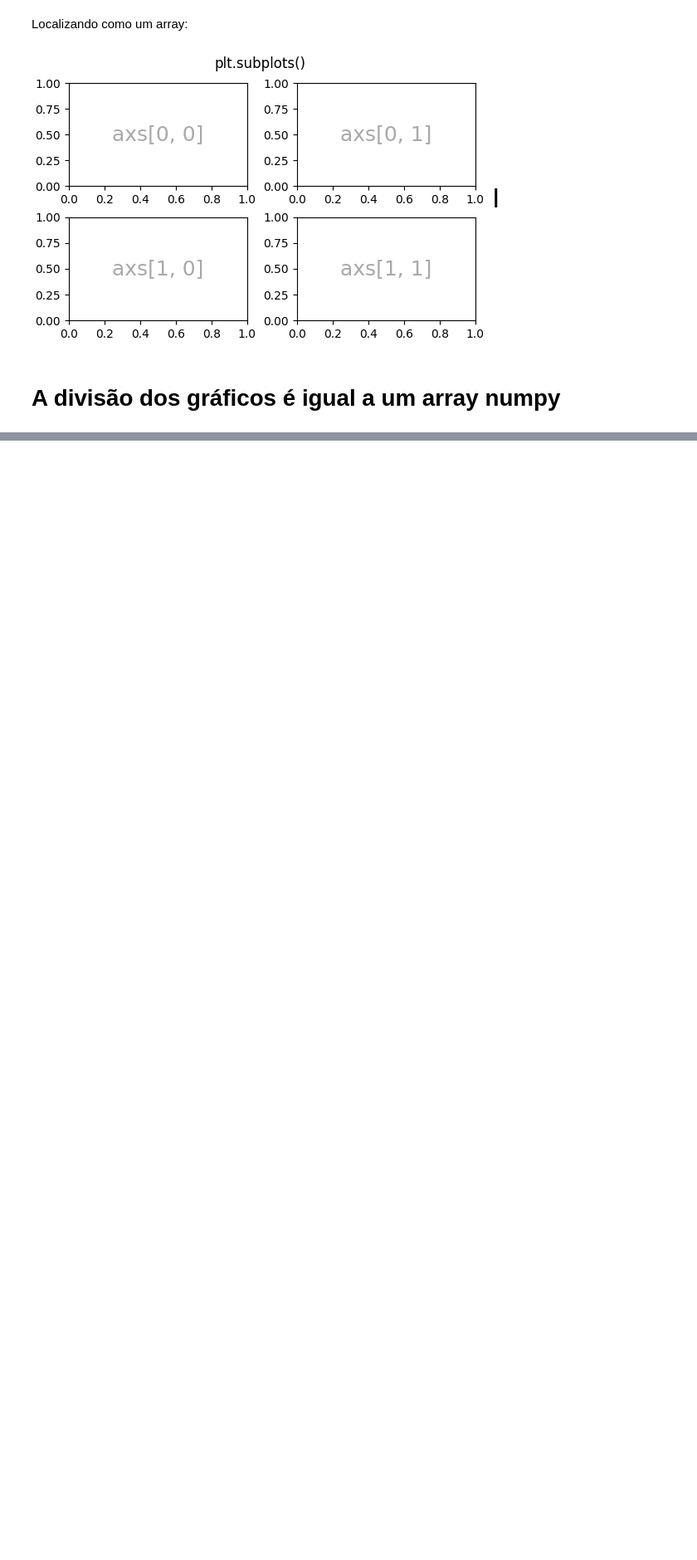
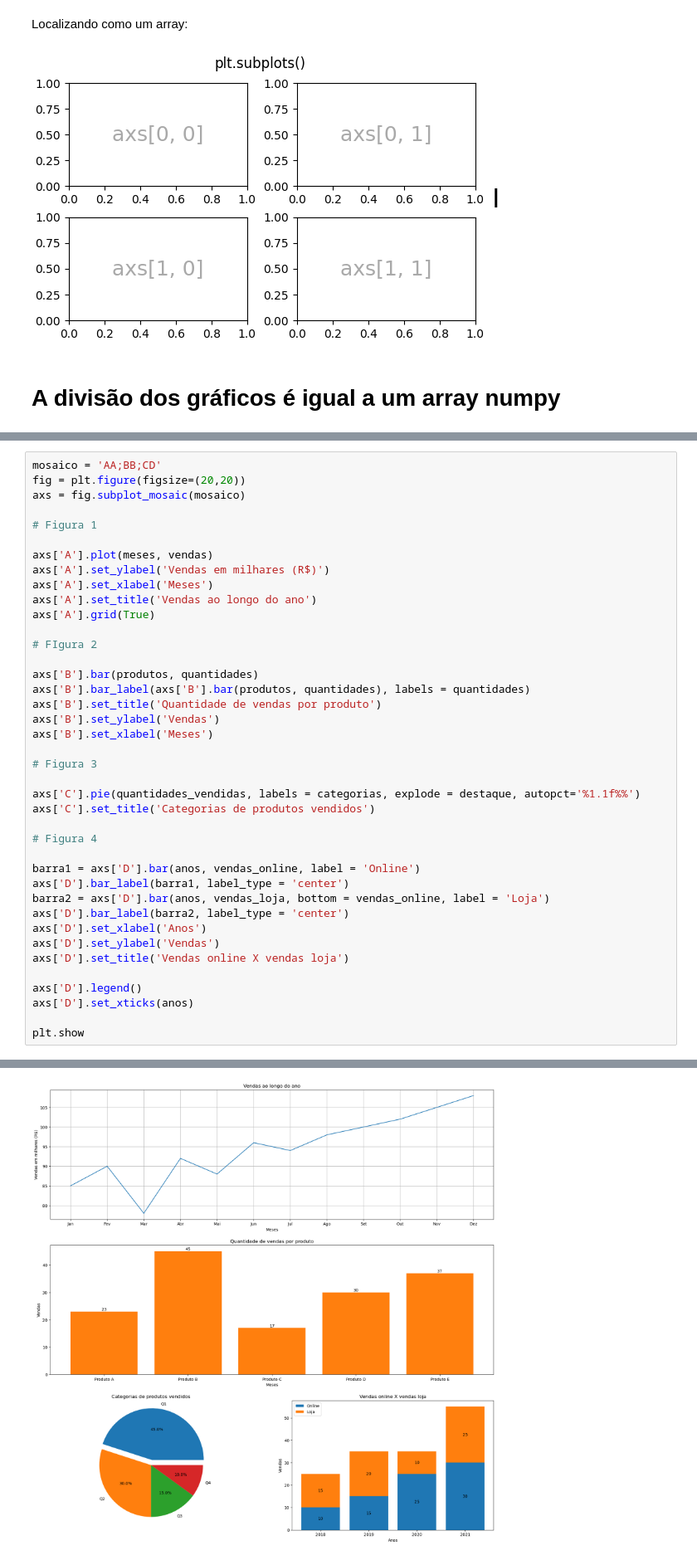
Before and after one commit to DosAnjos013/python-impressionador, a Jupyter notebook: Biblioteca_matplot_e_Numpy/matplotlib_POO/20_api_poo_multiplos_sistemas_de_eixo_inicial.ipynb, the cells around one changed output, grey strips where cells are left out. Shown at 83% size. Drawn from its saved outputs; the diff is of its cells as text; blank space fills up the shorter version.

Commit message:
plt.mosaico

```diff
--- a/Biblioteca_matplot_e_Numpy/matplotlib_POO/20_api_poo_multiplos_sistemas_de_eixo_inicial.ipynb
+++ b/Biblioteca_matplot_e_Numpy/matplotlib_POO/20_api_poo_multiplos_sistemas_de_eixo_inicial.ipynb
@@ -122,0 +129,41 @@ Localizando como um array:
+# %%
+mosaico = 'AA;BB;CD'
+fig = plt.figure(figsize=(20,20))
+axs = fig.subplot_mosaic(mosaico)
+
+# Figura 1
+
+axs['A'].plot(meses, vendas)
+axs['A'].set_ylabel('Vendas em milhares (R$)')
+axs['A'].set_xlabel('Meses')
+axs['A'].set_title('Vendas ao longo do ano')
+axs['A'].grid(True)
+
+# FIgura 2
+
+axs['B'].bar(produtos, quantidades)
+axs['B'].bar_label(axs['B'].bar(produtos, quantidades), labels = quantidades)
+axs['B'].set_title('Quantidade de vendas por produto')
+axs['B'].set_ylabel('Vendas')
+axs['B'].set_xlabel('Meses')
+
+# Figura 3
+
+axs['C'].pie(quantidades_vendidas, labels = categorias, explode = destaque, autopct='%1.1f%%')
+axs['C'].set_title('Categorias de produtos vendidos')
+
+# Figura 4
+
+barra1 = axs['D'].bar(anos, vendas_online, label = 'Online')
+axs['D'].bar_label(barra1, label_type = 'center')
+barra2 = axs['D'].bar(anos, vendas_loja, bottom = vendas_online, label = 'Loja')
+axs['D'].bar_label(barra2, label_type = 'center')
+axs['D'].set_xlabel('Anos')
+axs['D'].set_ylabel('Vendas')
+axs['D'].set_title('Vendas online X vendas loja')
+
+axs['D'].legend()
+axs['D'].set_xticks(anos)
+
+plt.show
+# %% [output]
@@ -122,0 +171 @@ Localizando como um array:
+[figure, added]
```
Also changed, not shown: parts of 4 cells of this notebook.
